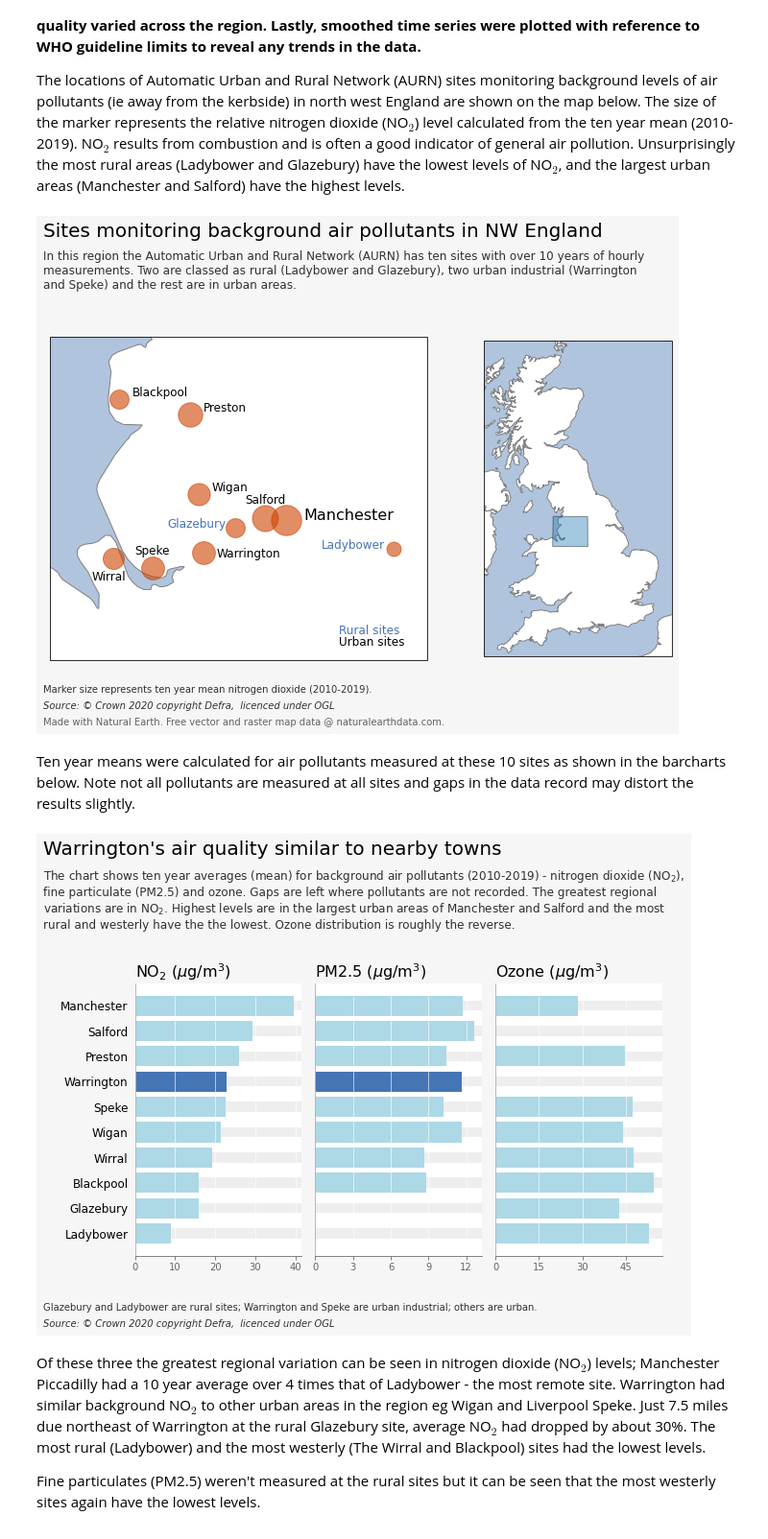
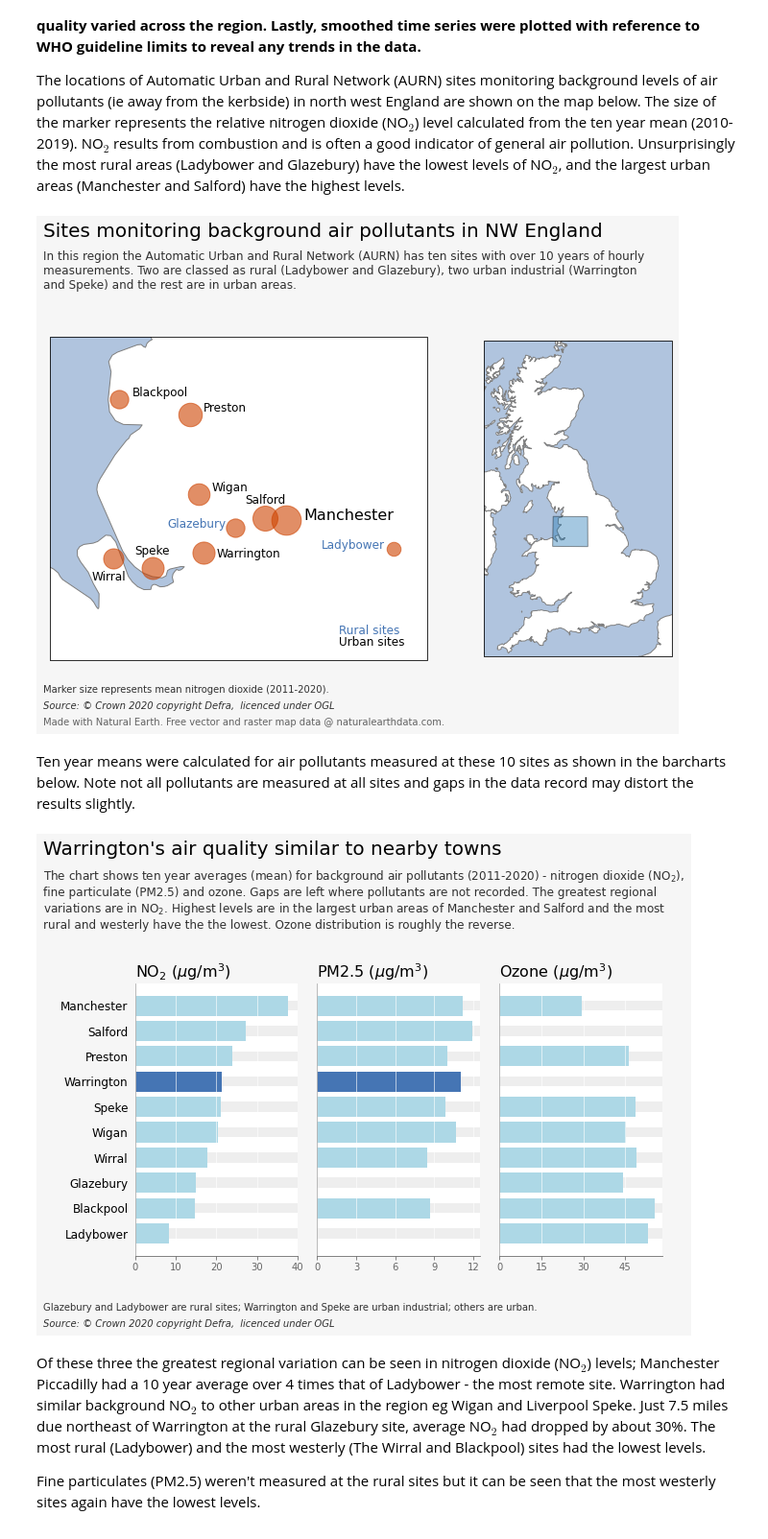
Before and after one commit to wriggy/air-datavis, a Jupyter notebook: A2_WAR_AQ.ipynb, the cells around one changed output. Shown at 96% size. Cells and saved outputs as stored; diff of their text form; code cells hidden in the pictures.

```diff
--- a/A2_WAR_AQ.ipynb
+++ b/A2_WAR_AQ.ipynb
@@ -87,6 +87,9 @@ plt.style.use('ww.mplstyle')
 
 
 The locations of Automatic Urban and Rural Network (AURN) sites monitoring background levels of air pollutants (ie away from the kerbside) in north west England are shown on the map below. The size of the marker represents the relative nitrogen dioxide (NO$_2$) level calculated from the ten year mean (2010-2019). NO$_2$ results from combustion and is often a good indicator of general air pollution. Unsurprisingly the most rural areas (Ladybower and Glazebury)  have the lowest levels of NO$_2$, and the largest urban areas (Manchester and Salford) have the highest levels.
+# %%
+### amend as necessary ###
+YEAR1 = '2011'; YEAR2 = '2020'
 # %%
 fig = plt.figure()
 gs = GridSpec(1, 2, width_ratios=[2, 1])
@@ -99,9 +102,9 @@ data_crs = ccrs.PlateCarree()
 x1 = -3.3; y1 = 53.1
 x2 = -1.6; y2 = 53.97
 
-## no2 10 year mean used to scale marker size  as most often linked to regulatory requirements
+## no2 mean used to scale marker size  as most often linked to regulatory requirements
 ## NB the data is skewed so median may also be helpful for comparison
-msize = [5*(no2dat['2010':'2019'].mean().loc[x])**.5 for x in SITES.index]
+msize = [5*(no2dat[YEAR1:YEAR2].mean().loc[x])**.5 for x in SITES.index]
 
 geo_ax1 = fig.add_subplot(gs[0], projection=ccrs.OSGB(approx=False))
 geo_ax1.patch.set_facecolor('#B0C4DE')
@@ -138,20 +141,20 @@ fig.text(.04,.95, 'Sites monitoring background air pollutants in NW England', fo
 fig.text(.04,.9, 'In this region the Automatic Urban and Rural Network (AURN) has ten sites with over 10 years' +
         ' of hourly\nmeasurements. Two are classed as rural (Ladybower and Glazebury)'+
          ', two urban industrial (Warrington\nand Speke) and the rest are in urban areas.', fontdict=h2)
-fig.text(.04,.1,'Marker size represents ten year mean nitrogen dioxide (2010-2019).', fontdict=h3)
+fig.text(.04,.1,'Marker size represents mean nitrogen dioxide ('+YEAR1+'-'+YEAR2+').', fontdict=h3)
 fig.text(.04,.07,"Source: © Crown 2020 copyright Defra,  licenced under OGL", fontdict=h4)
 fig.text(.04,.04,"Made with Natural Earth. Free vector and raster map data @ naturalearthdata.com.", alpha=0.6)
 
 plt.savefig("vis/F1_no2_aurn_sitemap.png")
 plt.show()
 # %% [output]
-[figure, old version]
+[figure, new version]
 # %% [markdown]
 Ten year means were calculated for air pollutants measured at these 10 sites as shown in the barcharts below. Note not all pollutants are measured at all sites and gaps in the data record may distort the results slightly.
 # %%
 def barplot_means(ax, df, title="Means"):
 # plot barchart ordered by no2 mean
-    ordered_sites = SITES.reindex(no2dat.mean().sort_values().index)
+    ordered_sites = SITES.reindex(no2dat[YEAR1:YEAR2].mean().sort_values().index)
     dat = ordered_sites.join(pd.Series(df.mean(), name = "df_mean"),  how='left')
     dat['colour'] = ["lightblue" for site in dat.index]
     dat.at['Warrington','colour'] = "#4575b4"
@@ -164,35 +167,36 @@ def barplot_means(ax, df, title="Means"):
     ax.spines['right'].set_visible(False)
     ax.spines['top'].set_visible(False)
     ax.spines['bottom'].set_color('#666666')
     ax.spines['left'].set_color('#aaaaaa')
     ax.set_title(title, loc='left')
     ax.grid(True, 'both', 'x', lw=1, c='w')
     return(ax)
 
 fig, (ax1,ax2,ax3) = plt.subplots(1,3, sharey=True)
 # date range YEAR1 - YEAR2 inclusive
-YEAR1 = '2010'; YEAR2 = '2019'
+### amend as necessary ###
+#YEAR1 = '2011'; YEAR2 = '2020'
 
 ax1 = barplot_means(ax1,no2dat[YEAR1:YEAR2],title='NO$_2$ ($\mu$g/m$^3$)')
 ax1.set_xticks([0,10,20,30,40])
 ax2 = barplot_means(ax2,pm25dat[YEAR1:YEAR2],title='PM2.5 ($\mu$g/m$^3$)')
 ax2.set_xticks([0,3,6,9,12])
 ax3 = barplot_means(ax3,o3dat[YEAR1:YEAR2],title='Ozone ($\mu$g/m$^3$)')
 ax3.set_xticks([0,15,30,45])
 
 fig.tight_layout(rect=[.05, .15, .95, 0.75])
 fig.text(.04,.95, 'Warrington\'s air quality similar to nearby towns', fontdict=h1)
 fig.text(.04,.9, 'The chart shows ten year averages (mean) for background air pollutants ('  +YEAR1 +'-' +YEAR2 + ') - nitrogen dioxide (NO$_2$),\n' +
          'fine particulate (PM2.5) and ozone. Gaps are left where pollutants are not recorded. The greatest regional\n' +
          'variations are in NO$_2$. Highest levels are in the largest urban areas of Manchester and Salford and the most\n'+
          'rural and westerly have the the lowest. Ozone distribution is roughly the reverse.', fontdict=h2)
 fig.text(.04,.1, 'Glazebury and Ladybower are rural sites; Warrington and Speke are urban industrial; others are urban.', fontdict=h3)
 fig.text(.04,.07,"Source: © Crown 2020 copyright Defra,  licenced under OGL", fontdict=h4)
 
 plt.savefig("vis/F2_no2_pm_o3_means.png")
 plt.show()
 # %% [output]
-[figure, old version]
+[figure, new version]
 # %% [markdown]
 Of these three the greatest regional variation can be seen in nitrogen dioxide (NO$_2$) levels; Manchester Piccadilly had a 10 year average over 4 times that of Ladybower - the most remote site. Warrington had similar background NO$_2$ to other urban areas in the region eg Wigan and Liverpool Speke. Just 7.5 miles due northeast of Warrington at the rural Glazebury site, average NO$_2$ had dropped by about 30%. The most rural (Ladybower) and the most westerly (The Wirral and Blackpool) sites had the lowest levels.
 
```
Also changed, not shown: parts of 15 cells of this notebook, 21 other files.
